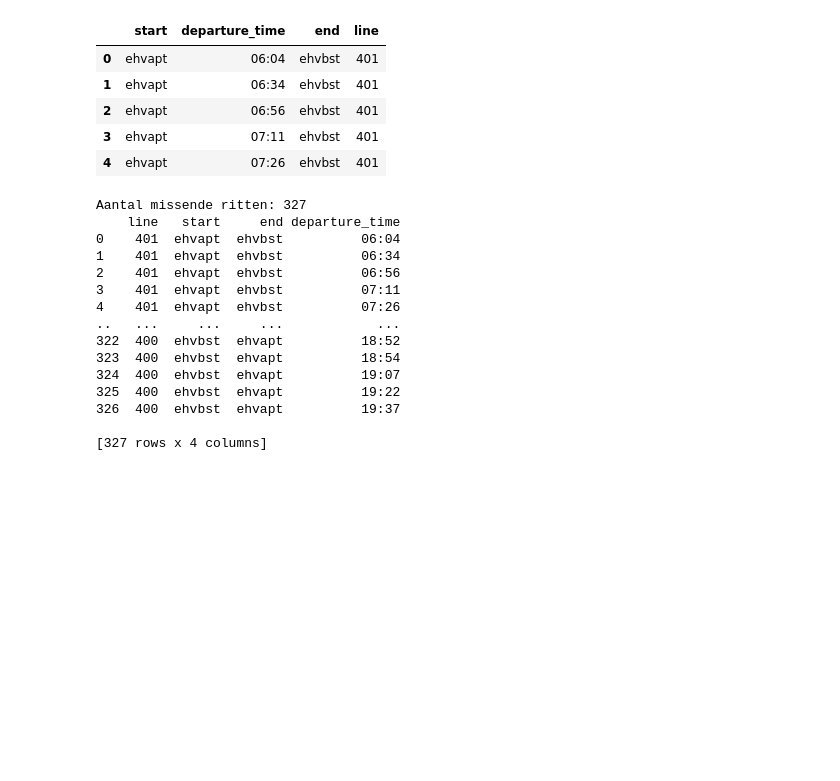
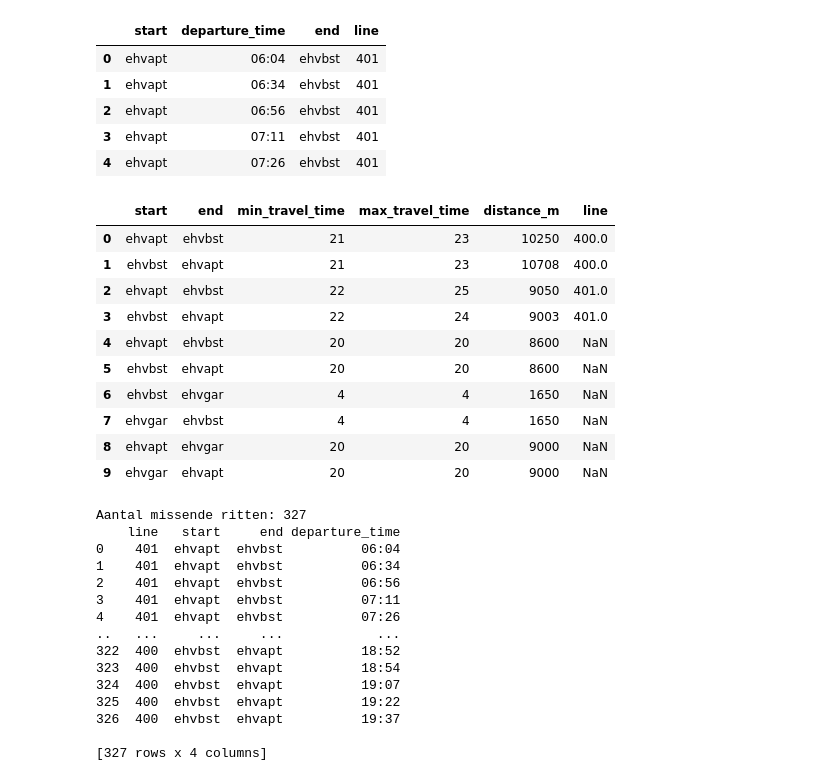
Before and after one commit to lrncjrssn/busplan_eindopdracht, a Jupyter notebook: begin_Laurence.ipynb, the cells around one changed output. Cells and saved outputs as stored; diff of their text form; code cells hidden in the pictures; blank space fills up the shorter version.

```diff
--- a/begin_Laurence.ipynb
+++ b/begin_Laurence.ipynb
@@ -158,6 +158,22 @@ df.head()
 | 2 | ehvapt | 06:56 | ehvbst | 401 |
 | 3 | ehvapt | 07:11 | ehvbst | 401 |
 | 4 | ehvapt | 07:26 | ehvbst | 401 |
+# %%
+import pandas as pd
+df2 = pd.read_excel('DistanceMatrix.xlsx')
+df2
+# %% [output]
+|  | start | end | min_travel_time | max_travel_time | distance_m | line |
+| 0 | ehvapt | ehvbst | 21 | 23 | 10250 | 400.0 |
+| 1 | ehvbst | ehvapt | 21 | 23 | 10708 | 400.0 |
+| 2 | ehvapt | ehvbst | 22 | 25 | 9050 | 401.0 |
+| 3 | ehvbst | ehvapt | 22 | 24 | 9003 | 401.0 |
+| 4 | ehvapt | ehvbst | 20 | 20 | 8600 | NaN |
+| 5 | ehvbst | ehvapt | 20 | 20 | 8600 | NaN |
+| 6 | ehvbst | ehvgar | 4 | 4 | 1650 | NaN |
+| 7 | ehvgar | ehvbst | 4 | 4 | 1650 | NaN |
+| 8 | ehvapt | ehvgar | 20 | 20 | 9000 | NaN |
+| 9 | ehvgar | ehvapt | 20 | 20 | 9000 | NaN |
 # %%
 import pandas as pd
 
```
